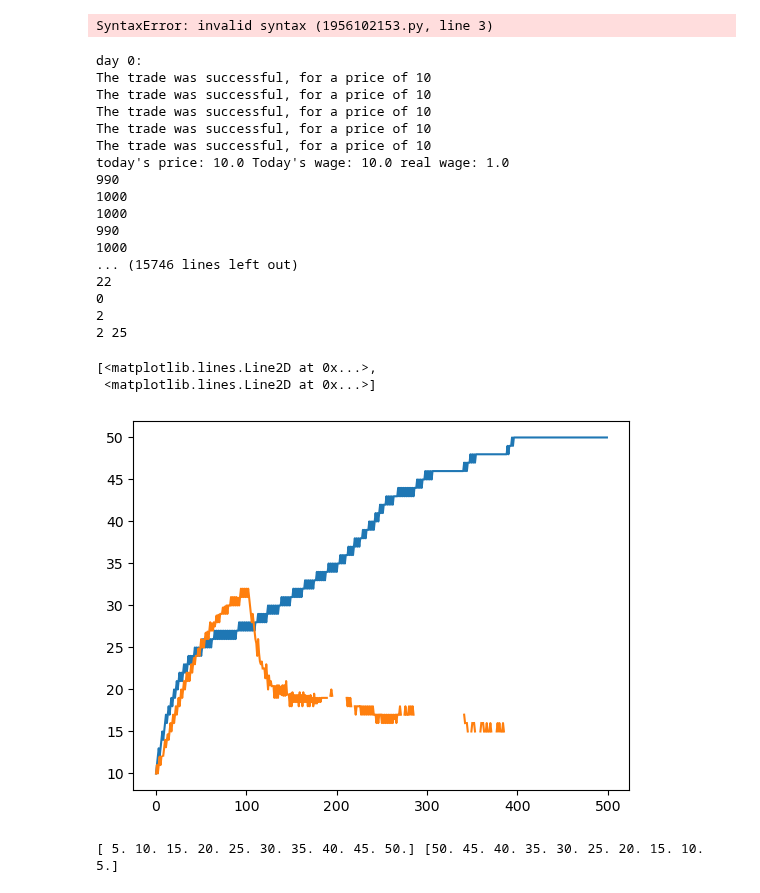
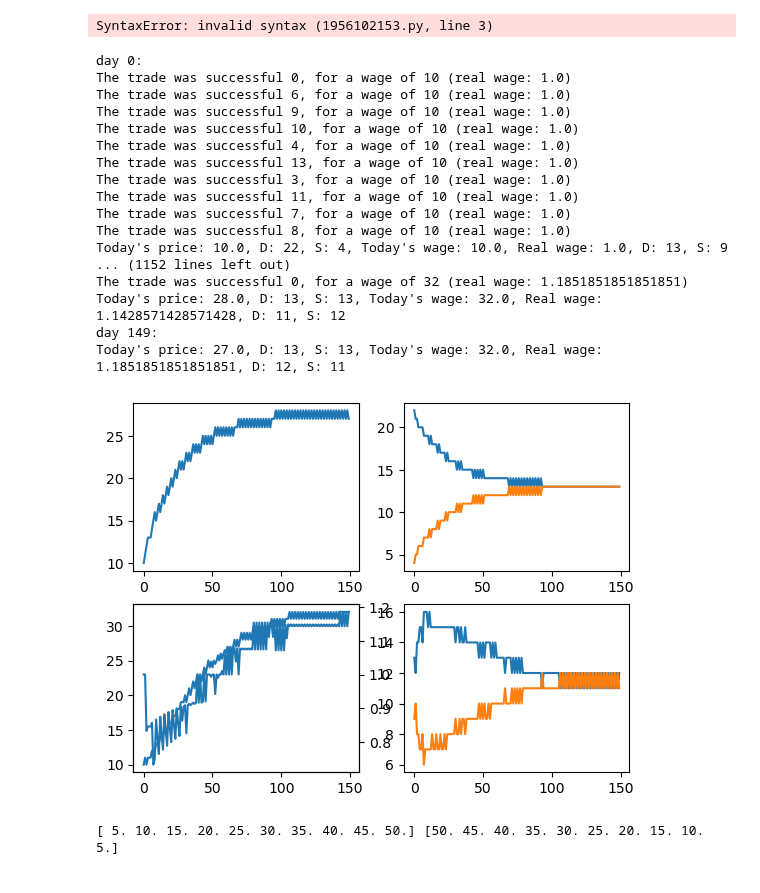
Before and after one commit to NumEconCopenhagen/projects-2023-the-best-duo, a Jupyter notebook: modelproject/modelproject.ipynb, the cells around one changed output. Cells and saved outputs as stored; diff of their text form; code cells hidden in the pictures.

```diff
--- a/modelproject/modelproject.ipynb
+++ b/modelproject/modelproject.ipynb
@@ -111,39 +310,54 @@ SyntaxError: invalid syntax (1956102153.py, line 3)
 # %%
 p_dem_func = lambda x: 55 - 2*x*25/25
 p_sup_func = lambda x: 2*x*25/25
 rw_dem_func = lambda x: 2.16 - 0.08*x*25/25
 rw_sup_func = lambda x: 0.08*x*25/25 + 0.16
 
-# p_dem_func = lambda x: 75
-# p_sup_func = lambda x: 50 - 5*x
-# rw_dem_func = lambda x: 1.3 - 0.1 * x
-# rw_sup_func = lambda x: 0.8
 
 
-inflation_list, wage_list = economy_simulation(p_dem_func,p_sup_func,10,rw_dem_func,rw_sup_func,10,n_days=500,n_agents=25,n_firms=25).simulation(constrained=True)
+# inflation_list,g_demand_list, g_supply_list, wage_list, l_demand_list, l_supply_list = economy_simulation(p_dem_func,p_sup_func,10,rw_dem_func,rw_sup_func,10,n_days=500,n_agents=25,n_firms=25).simulation()
 
-plt.plot(range(500),inflation_list,wage_list)
+# plt.plot(range(500),inflation_list,wage_list)
+
+n_days = 150
+initial_w = 10
+initial_p = 10
+
+price, g_demand, g_supply, wage, l_demand, l_supply = economy_simulation(p_dem_func, p_sup_func,initial_p, rw_dem_func, rw_sup_func, initial_w, n_days, n_agents=25, n_firms=25).simulation()
+
+rw = np.array(wage)/np.array(price)
+
+fig, axs = plt.subplots(2,2)
+
+
+axs[0,0].plot(range(n_days),price)
+axs[0,1].plot(range(n_days),g_demand)
+axs[0,1].plot(range(n_days),g_supply)
+axs[1,0].plot(range(n_days),wage)
+axs[1,1].plot(range(n_days),l_demand)
+axs[1,1].plot(range(n_days),l_supply)
+ax = axs[1,0].twinx()
+ax.plot(range(n_days),rw)
+plt.show()
 # %% [output]
 day 0:
-The trade was successful, for a price of 10
-The trade was successful, for a price of 10
-The trade was successful, for a price of 10
-The trade was successful, for a price of 10
-The trade was successful, for a price of 10
-today's price: 10.0 Today's wage: 10.0 real wage: 1.0
-990
-1000
-1000
-990
-1000
-... (15746 lines left out)
-22
-0
-2
-2 25
+The trade was successful 0, for a wage of 10 (real wage: 1.0)
+The trade was successful 6, for a wage of 10 (real wage: 1.0)
+The trade was successful 9, for a wage of 10 (real wage: 1.0)
+The trade was successful 10, for a wage of 10 (real wage: 1.0)
+The trade was successful 4, for a wage of 10 (real wage: 1.0)
+The trade was successful 13, for a wage of 10 (real wage: 1.0)
+The trade was successful 3, for a wage of 10 (real wage: 1.0)
+The trade was successful 11, for a wage of 10 (real wage: 1.0)
+The trade was successful 7, for a wage of 10 (real wage: 1.0)
+The trade was successful 8, for a wage of 10 (real wage: 1.0)
+Today's price: 10.0, D: 22, S: 4, Today's wage: 10.0, Real wage: 1.0, D: 13, S: 9
+... (1152 lines left out)
+The trade was successful 0, for a wage of 32 (real wage: 1.1851851851851851)
+Today's price: 28.0, D: 13, S: 13, Today's wage: 32.0, Real wage: 1.1428571428571428, D: 11, S: 12
+day 149:
+Today's price: 27.0, D: 13, S: 13, Today's wage: 32.0, Real wage: 1.1851851851851851, D: 12, S: 11
-[<matplotlib.lines.Line2D at 0x...>,
- <matplotlib.lines.Line2D at 0x...>]
-[figure, old version]
+[figure, new version]
 # %%
 x = np.linspace(1,10,10)
 y_p_d = 55 - 2*x*25/10
```
Also changed, not shown: parts of 28 cells of this notebook, 2 other files.
